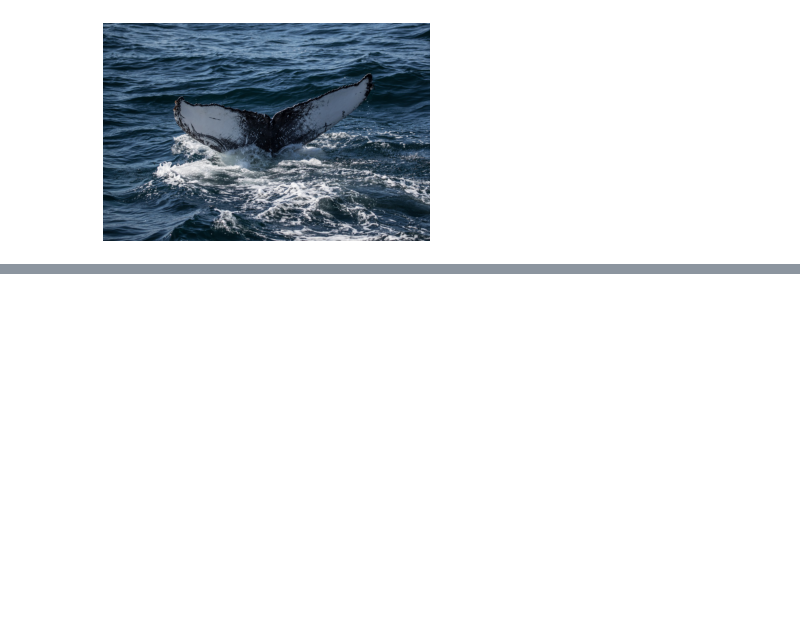
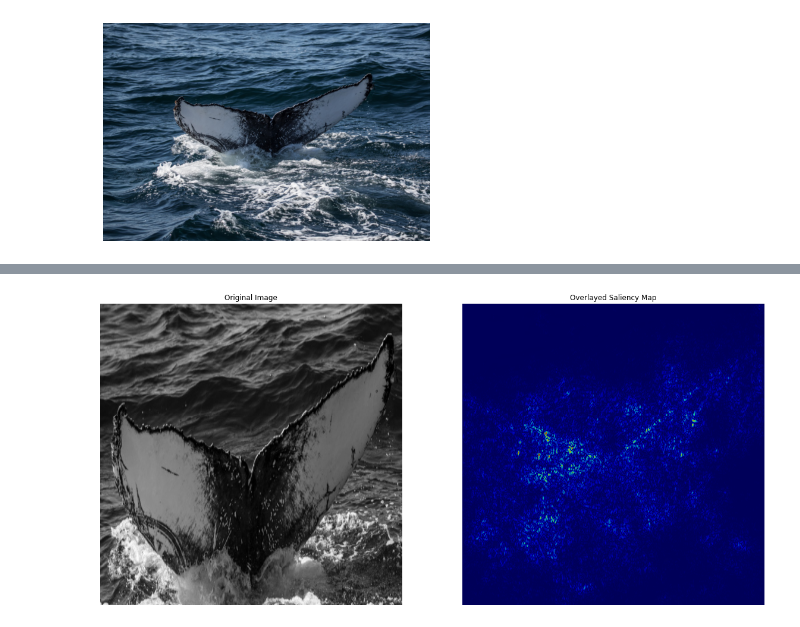
Before and after one commit to degtyardmitry/humpbackid, a Jupyter notebook: XAI_apply.ipynb, the cells around one changed output, grey strips where cells are left out. Drawn from its saved outputs; the diff is of its cells as text; code cells hidden in the pictures; blank space fills up the shorter version.

```diff
--- a/XAI_apply.ipynb
+++ b/XAI_apply.ipynb
@@ -458,0 +530,55 @@ ValueError: Asked to get output at node 3, but the layer has only 1 inbound node
+# %%
+import numpy as np
+import matplotlib.pyplot as plt
+from matplotlib import cm
+
+# generated by chatgpt
+import numpy as np
+import matplotlib.pyplot as plt
+from matplotlib import cm
+
+def overlay_saliency_map_on_image(image, saliency_map):
+    """
+    Overlays the saliency map on the original image.
+
+    Parameters:
+    - image: The original image as a numpy array of shape (H, W, C).
+    - saliency_map: The saliency map as a numpy array of shape (H, W).
+
+    Note: The original image and the saliency map must have the same spatial dimensions.
+    """
+
+    # Ensure the saliency map has the same height and width as the original image
+    assert image.shape[:2] == saliency_map.shape[:2], "Image and saliency map must have the same dimensions."
+
+    # Normalize the saliency map for better visualization
+    saliency_map_normalized = saliency_map - np.min(saliency_map)
+    if np.max(saliency_map_normalized) > 0:
+        saliency_map_normalized = saliency_map_normalized / np.max(saliency_map_normalized)
+
+    # Convert the saliency map to a heatmap
+    heatmap = cm.jet(saliency_map_normalized)[:, :, :3]  # Use jet colormap; ignore alpha channel
+
+    # Overlay the heatmap onto the original image
+    overlayed_image = (heatmap * 255 * 0.7 + image * 0.3).astype(np.uint8)
+
+    # Display the original image and the overlayed image
+    plt.figure(figsize=(20, 20))
+
+    plt.subplot(1, 2, 1)
+    plt.imshow(image, cmap='gray', interpolation='nearest')
+    plt.title('Original Image')
+    plt.axis('off')
+
+    plt.subplot(1, 2, 2)
+    plt.imshow(overlayed_image, interpolation='nearest')
+    plt.title('Overlayed Saliency Map')
+    plt.axis('off')
+
+    plt.show()
+
+# preprocess the image
+img = read_cropped_image(img_orig_name , False)
+overlay_saliency_map_on_image(img, saliency_map)
+# %% [output]
+[figure, added]
```
Also changed, not shown: parts of 6 cells of this notebook.
